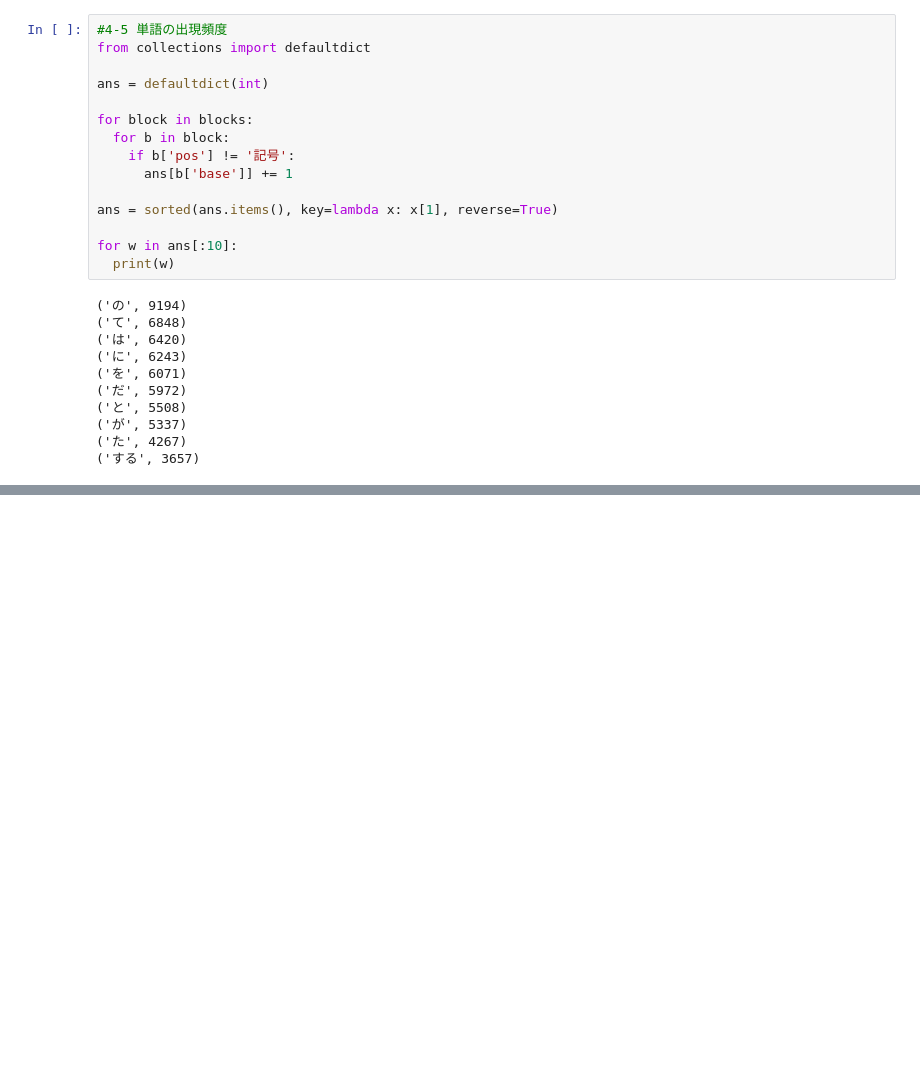
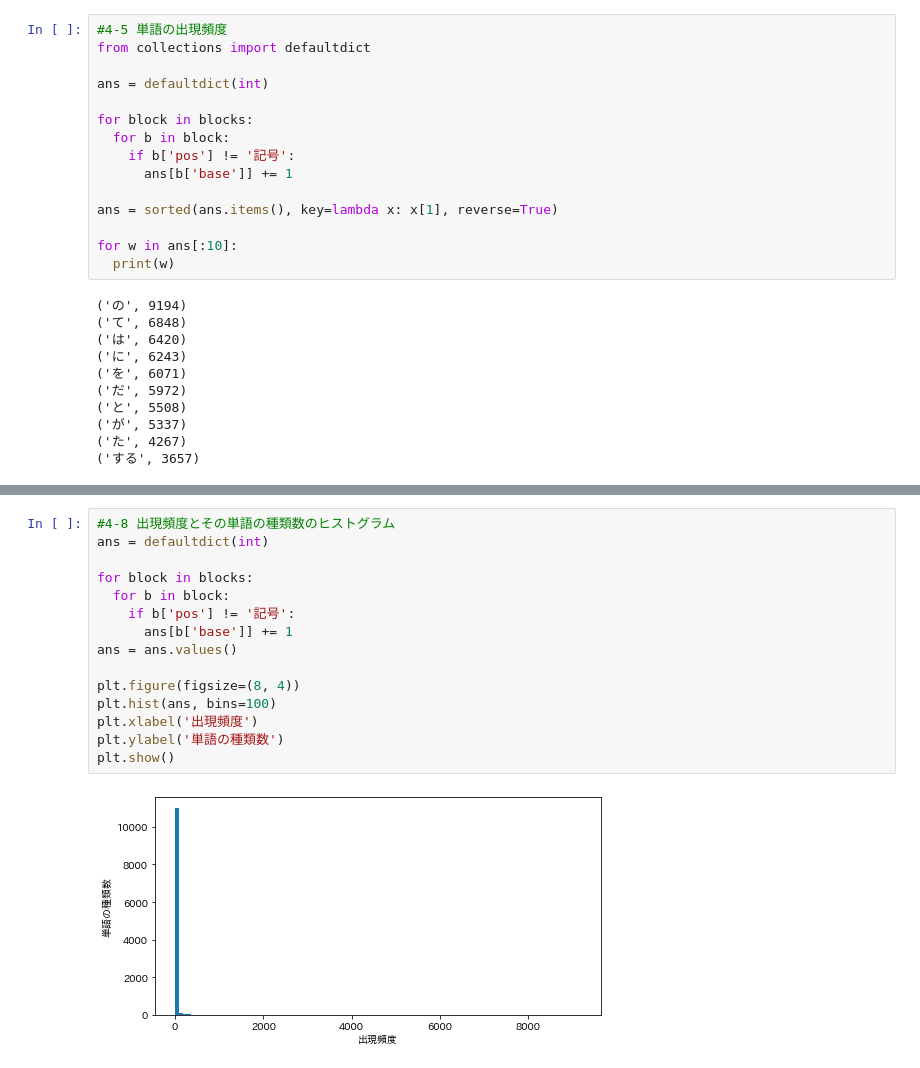
Before and after one commit to endo-ava/data-science, a Jupyter notebook: NLP100.ipynb, the cells around one changed output, grey strips where cells are left out. Drawn from its saved outputs; the diff is of its cells as text; blank space fills up the shorter version.

```diff
--- a/NLP100.ipynb
+++ b/NLP100.ipynb
@@ -288,0 +315,17 @@ plt.show()
+# %%
+#4-8 出現頻度とその単語の種類数のヒストグラム
+ans = defaultdict(int)
+
+for block in blocks:
+  for b in block:
+    if b['pos'] != '記号':
+      ans[b['base']] += 1
+ans = ans.values()
+
+plt.figure(figsize=(8, 4))
+plt.hist(ans, bins=100)
+plt.xlabel('出現頻度')
+plt.ylabel('単語の種類数')
+plt.show()
+# %% [output]
+[figure, added]
```
Also changed, not shown: parts of 4 cells of this notebook.
